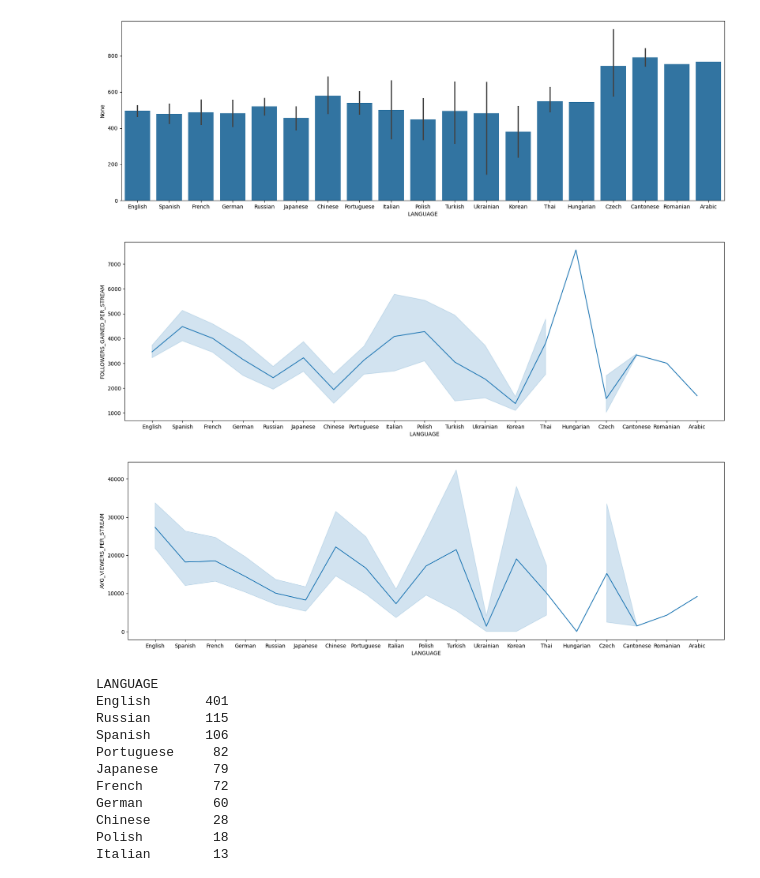
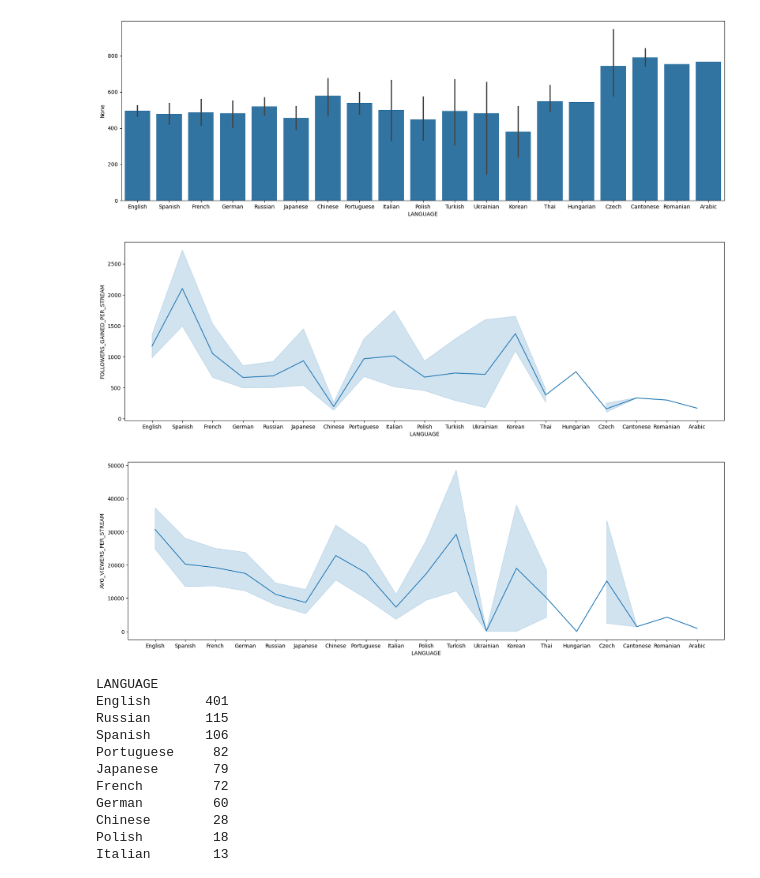
Before and after one commit to Mu5enna/Top1000TwitchStreamer_DataAnalysis, a Jupyter notebook: analysis.ipynb, the cells around one changed output. Drawn from its saved outputs; the diff is of its cells as text; code cells hidden in the pictures.

```diff
--- a/analysis.ipynb
+++ b/analysis.ipynb
@@ -15,6 +16,14 @@ df = pd.read_csv("dataset.csv")
 cols = ['AVG_VIEWERS_PER_STREAM', 'FOLLOWERS_GAINED_PER_STREAM', 'TOTAL_TIME_STREAMED']
 
 for col in cols:
-    df[col] = df[col].astype(str).str.replace('.', '').astype('int64')
+    for i in range(len(df[col])):
+        # if there is three zeros after the decimal point remove them, if they are not zero remove the decimal point
+        if df[col][i] % 1 == 0:
+            df.loc[i, col] = int(df[col][i])
+        else:
+            df.loc[i, col] = int(df[col][i] * 1000)
+    df[col] = df[col].astype('int64')
+
+
 df
 # %% [output]
@@ -153,7 +174,14 @@ df = pd.read_csv("dataset.csv")
 cols = ['AVG_VIEWERS_PER_STREAM', 'FOLLOWERS_GAINED_PER_STREAM', 'TOTAL_TIME_STREAMED']
 
 for col in cols:
-    df[col] = df[col].astype(str).str.replace('.', '').astype('int64')
+    for i in range(len(df[col])):
+        # if there is three zeros after the decimal point remove them, if they are not zero remove the decimal point
+        if df[col][i] % 1 == 0:
+            df.loc[i, col] = int(df[col][i])
+        else:
+            df.loc[i, col] = int(df[col][i] * 1000)
+    df[col] = df[col].astype('int64')
+
 
 k_df = df.select_dtypes(include=["object"])
 k_df.fillna("None",inplace=True)
@@ -426,7 +455,14 @@ df = pd.read_csv("dataset.csv")
 cols = ['AVG_VIEWERS_PER_STREAM', 'FOLLOWERS_GAINED_PER_STREAM', 'TOTAL_TIME_STREAMED']
 
 for col in cols:
-    df[col] = df[col].astype(str).str.replace('.', '').astype('int64')
+    for i in range(len(df[col])):
+        # if there is three zeros after the decimal point remove them, if they are not zero remove the decimal point
+        if df[col][i] % 1 == 0:
+            df.loc[i, col] = int(df[col][i])
+        else:
+            df.loc[i, col] = int(df[col][i] * 1000)
+    df[col] = df[col].astype('int64')
+
 
 df_num = df.select_dtypes(include=["int64","float64"])
 # %%
@@ -591,14 +627,15 @@ sns.barplot(x="LANGUAGE", y=df.LANGUAGE.index, data=df);
 [figure]
 # %%
 plt.figure(figsize=(20, 6))
+df.tail(458)
 sns.lineplot(x="LANGUAGE", y="FOLLOWERS_GAINED_PER_STREAM", data=df);
 # %% [output]
-[figure, old version]
+[figure, new version]
 # %%
 plt.figure(figsize=(20, 6))
 sns.lineplot(x="LANGUAGE", y="AVG_VIEWERS_PER_STREAM", data=df);
 # %% [output]
-[figure, old version]
+[figure, new version]
 # %%
 df["LANGUAGE"].value_counts()
 # %% [output]
```
Also changed, not shown: parts of 12 cells of this notebook.
